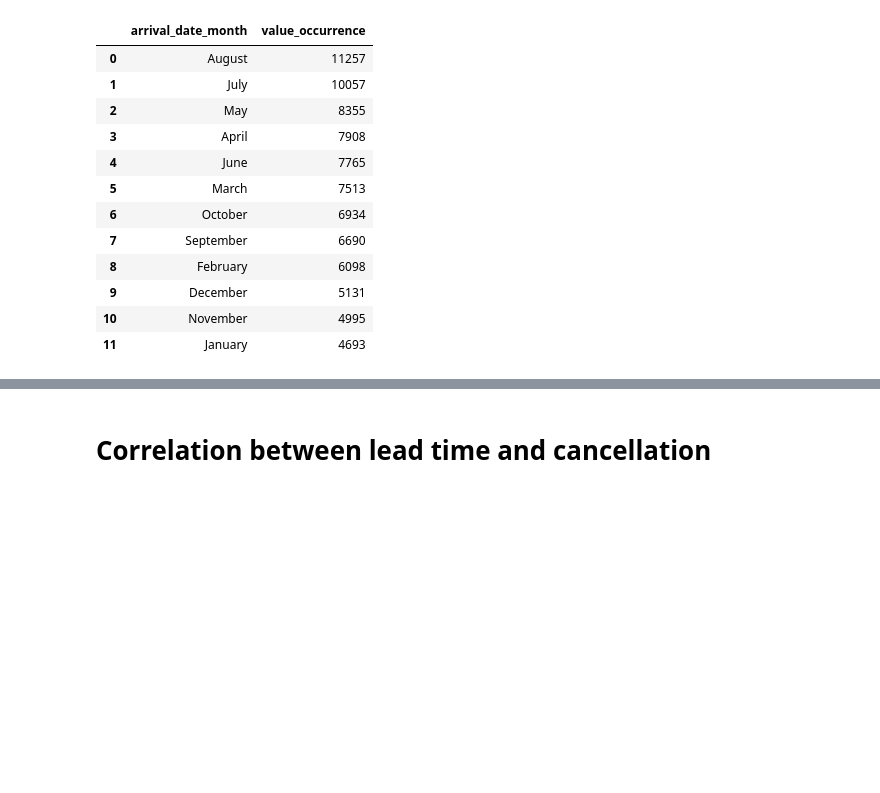
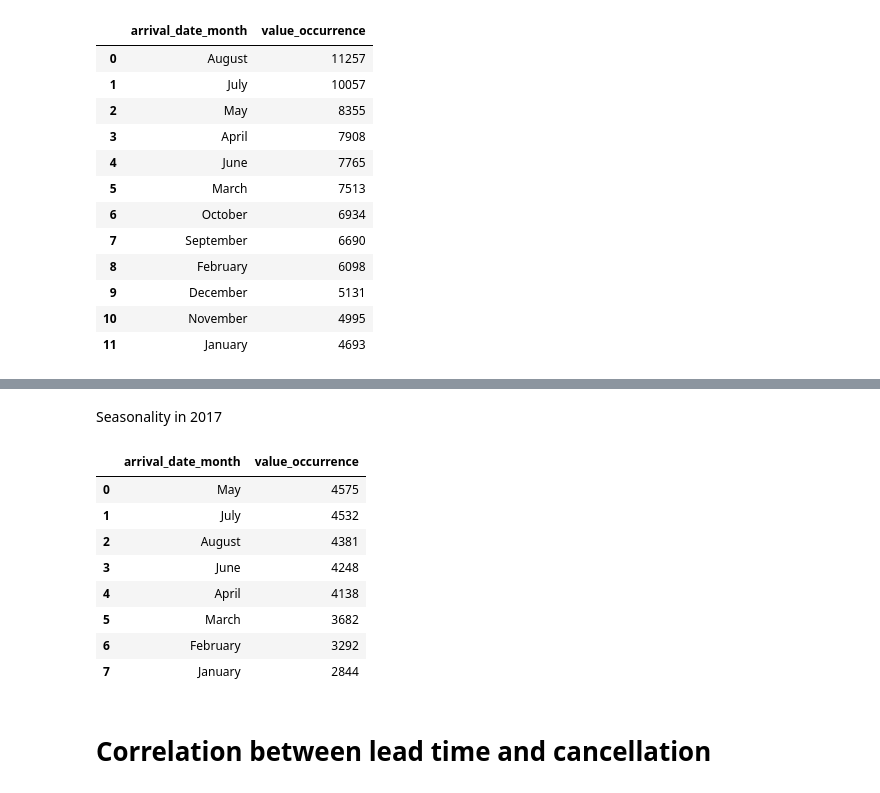
Before and after one commit to youpele52/LimeHome, a Jupyter notebook: code/Exploratory_analysis .ipynb, the cells around one changed output, grey strips where cells are left out. Drawn from its saved outputs; the diff is of its cells as text; code cells hidden in the pictures; blank space fills up the shorter version.

```diff
--- a/code/Exploratory_analysis .ipynb
+++ b/code/Exploratory_analysis .ipynb
@@ -751,3 +797,25 @@ country
+# %% [markdown]
+Seasonality in 2017
+# %%
+q = """SELECT arrival_date_month,
+        count (arrival_date_month) as value_occurrence
+        from df
+        where arrival_date_year = '2017'
+        group by arrival_date_month
+        order by value_occurrence desc"""
+
+country = pysqldf(q)
+country
+# %% [output]
+|  | arrival_date_month | value_occurrence |
+| 0 | May | 4575 |
+| 1 | July | 4532 |
+| 2 | August | 4381 |
+| 3 | June | 4248 |
+| 4 | April | 4138 |
+| 5 | March | 3682 |
+| 6 | February | 3292 |
+| 7 | January | 2844 |
 # %% [markdown]
 # Correlation between lead time and cancellation
 # %%
```
Also changed, not shown: parts of 4 cells of this notebook, 4 other files.
